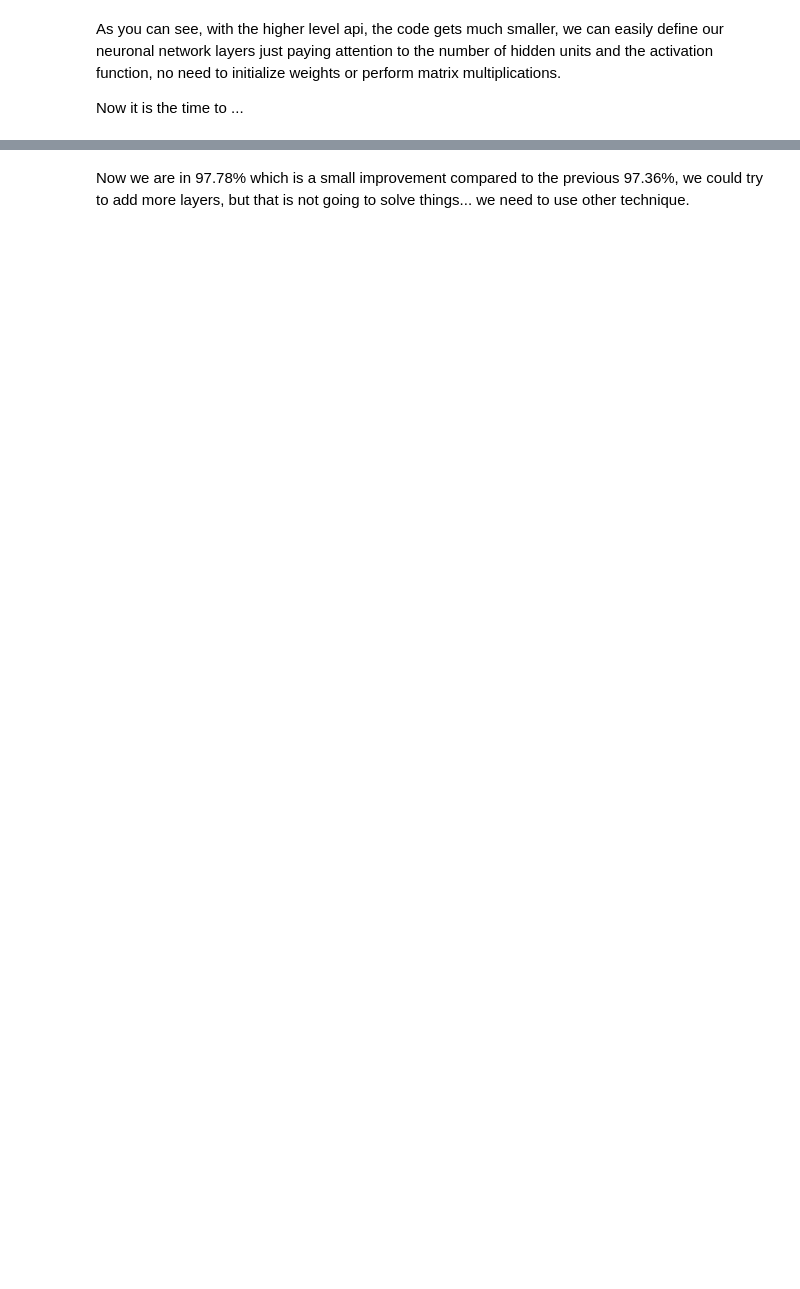
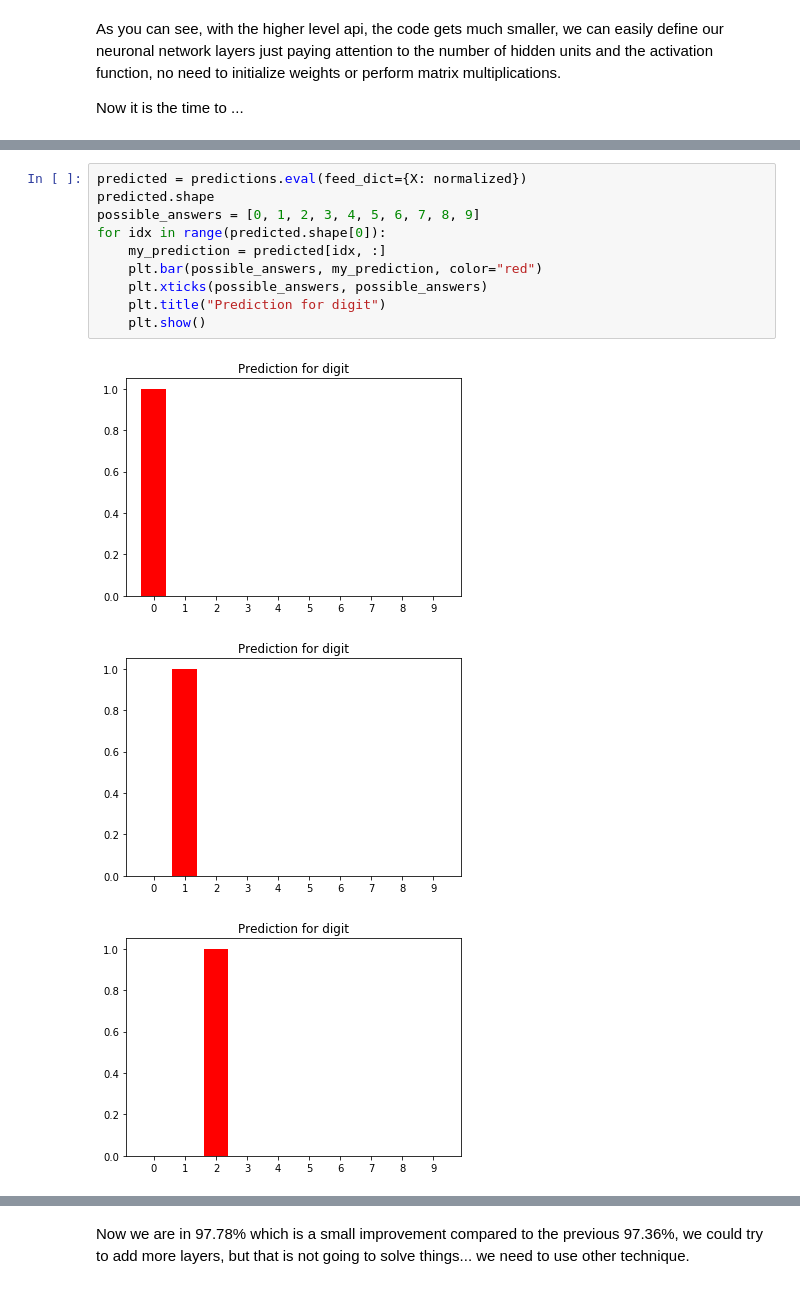
Before and after one commit to moriano/loco-learning, a Jupyter notebook: mnist/mnist.ipynb, the cells around one changed output, grey strips where cells are left out. Cells and saved outputs as stored; diff of their text form; blank space fills up the shorter version.

```diff
--- a/mnist/mnist.ipynb
+++ b/mnist/mnist.ipynb
@@ -600,0 +615,14 @@ Final accuracy on test set
+# %%
+predicted = predictions.eval(feed_dict={X: normalized})
+predicted.shape
+possible_answers = [0, 1, 2, 3, 4, 5, 6, 7, 8, 9]
+for idx in range(predicted.shape[0]):
+    my_prediction = predicted[idx, :]
+    plt.bar(possible_answers, my_prediction, color="red")
+    plt.xticks(possible_answers, possible_answers)
+    plt.title("Prediction for digit")
+    plt.show()
+# %% [output]
+[figure, added]
+[figure, added]
+[figure, added]
```
Also changed, not shown: parts of 55 cells of this notebook, 18 other files.
